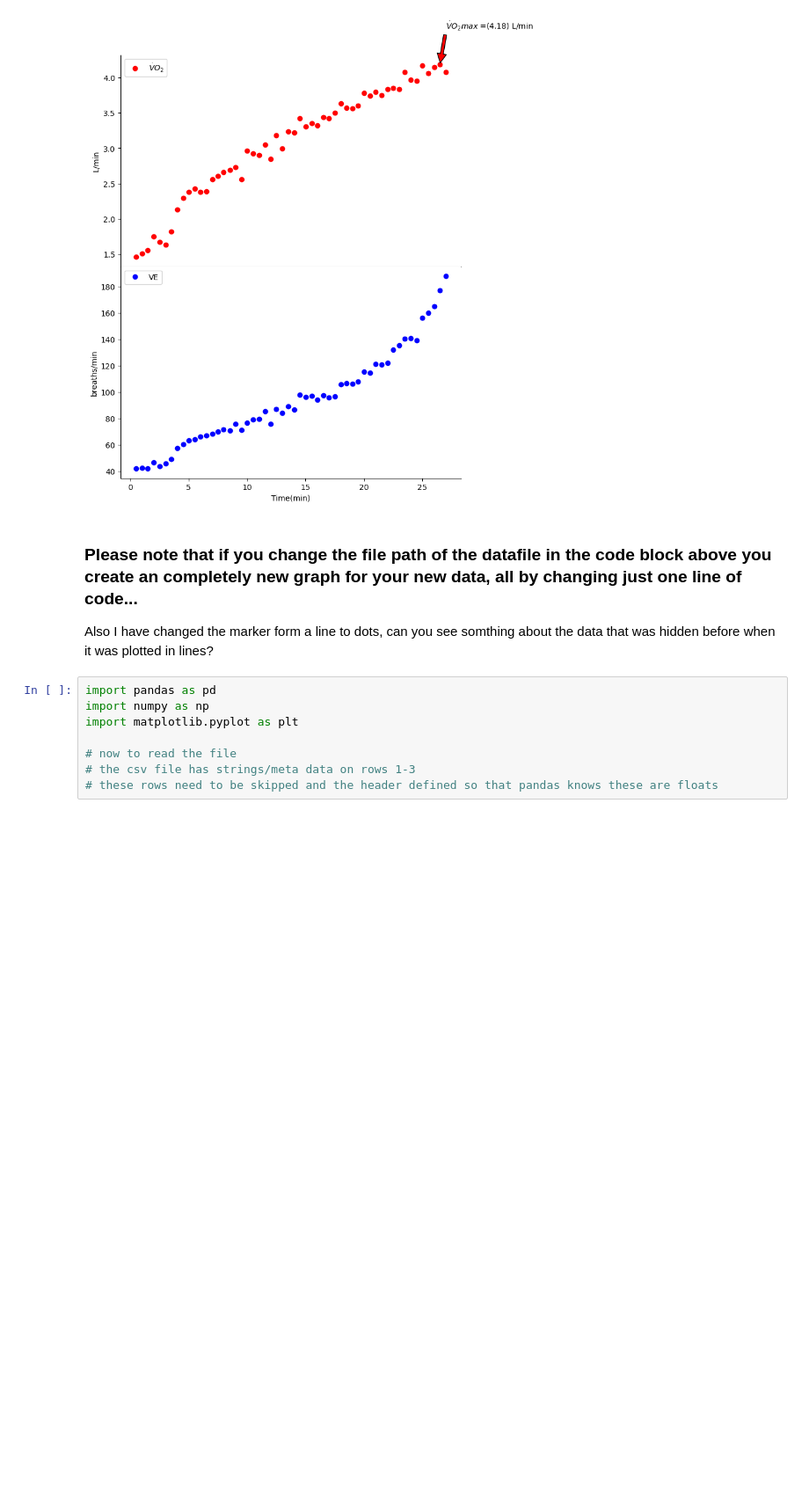
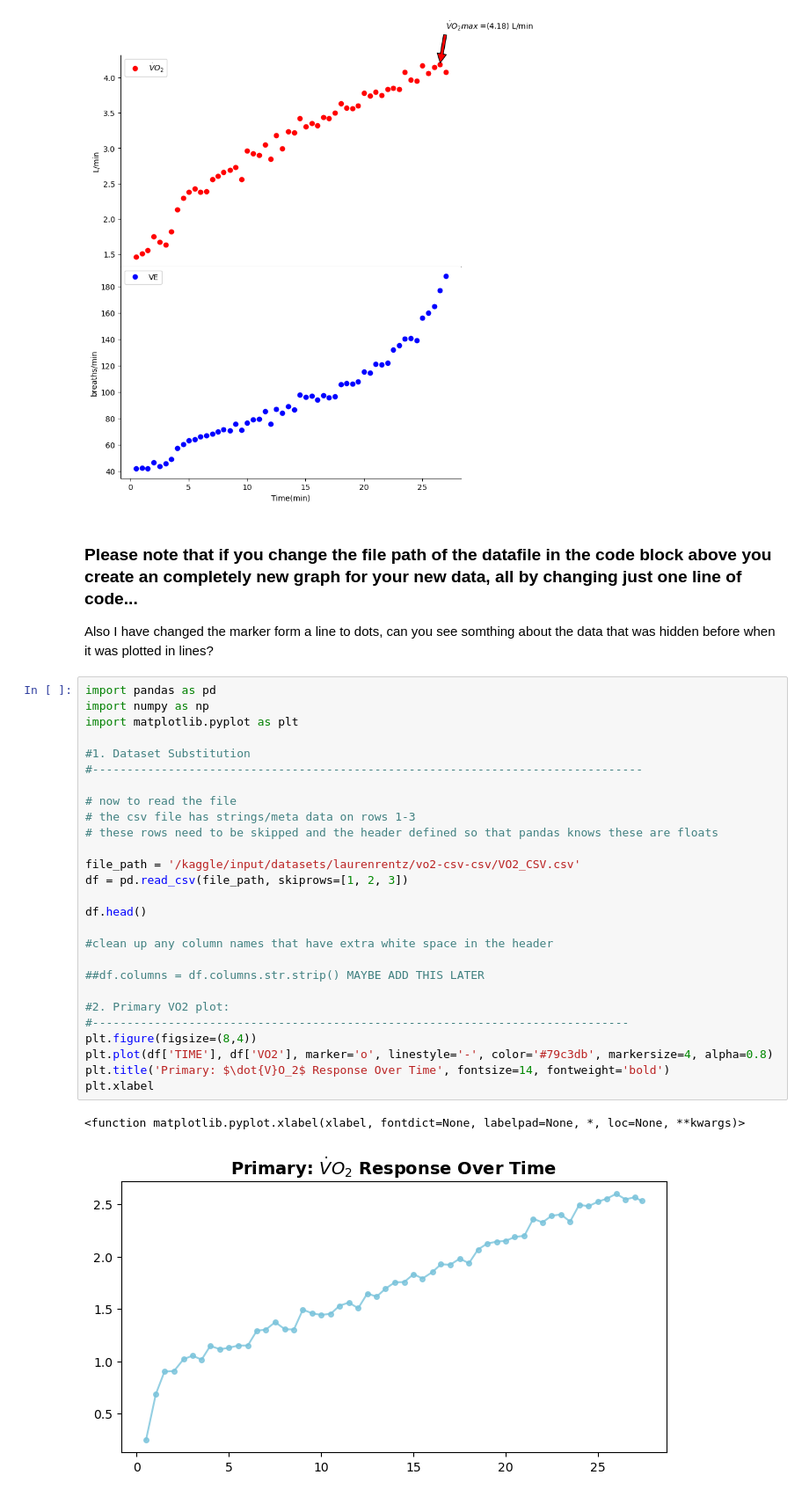
Before and after one commit to lauren-rentz/KNES381, a Jupyter notebook: my-demo2-notebook.ipynb, the cells around one changed output. Shown at 88% size. Drawn from its saved outputs; the diff is of its cells as text; blank space fills up the shorter version.

Commit message:
Kaggle Notebook | My_Demo2_Notebook | Version 7

```diff
--- a/my-demo2-notebook.ipynb
+++ b/my-demo2-notebook.ipynb
@@ -262,8 +263,30 @@ Also I have changed the marker form a line to dots, can you see somthing about t
 # %%
 import pandas as pd
 import numpy as np
 import matplotlib.pyplot as plt
 
+#1. Dataset Substitution
+#--------------------------------------------------------------------------------
+
 # now to read the file
 # the csv file has strings/meta data on rows 1-3
 # these rows need to be skipped and the header defined so that pandas knows these are floats
+
+file_path = '/kaggle/input/datasets/laurenrentz/vo2-csv-csv/VO2_CSV.csv'
+df = pd.read_csv(file_path, skiprows=[1, 2, 3])
+
+df.head()
+
+#clean up any column names that have extra white space in the header
+
+##df.columns = df.columns.str.strip() MAYBE ADD THIS LATER
+
+#2. Primary VO2 plot:
+#------------------------------------------------------------------------------
+plt.figure(figsize=(8,4))
+plt.plot(df['TIME'], df['VO2'], marker='o', linestyle='-', color='#79c3db', markersize=4, alpha=0.8)
+plt.title('Primary: $\dot{V}O_2$ Response Over Time', fontsize=14, fontweight='bold')
+plt.xlabel
+# %% [output]
+<function matplotlib.pyplot.xlabel(xlabel, fontdict=None, labelpad=None, *, loc=None, **kwargs)>
+[figure, added]
```
Also changed, not shown: parts of 1 cell of this notebook.
